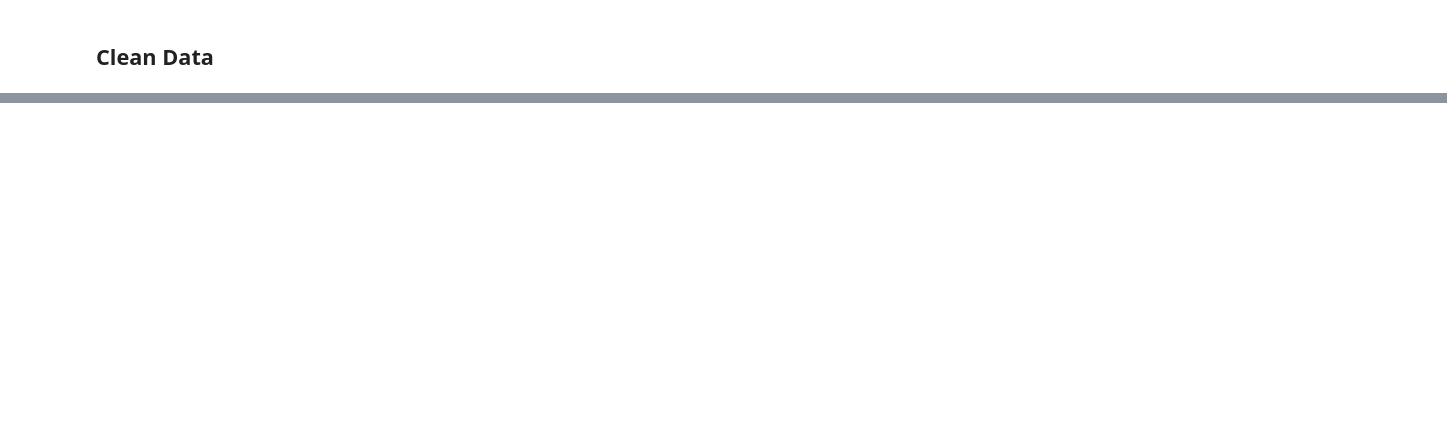
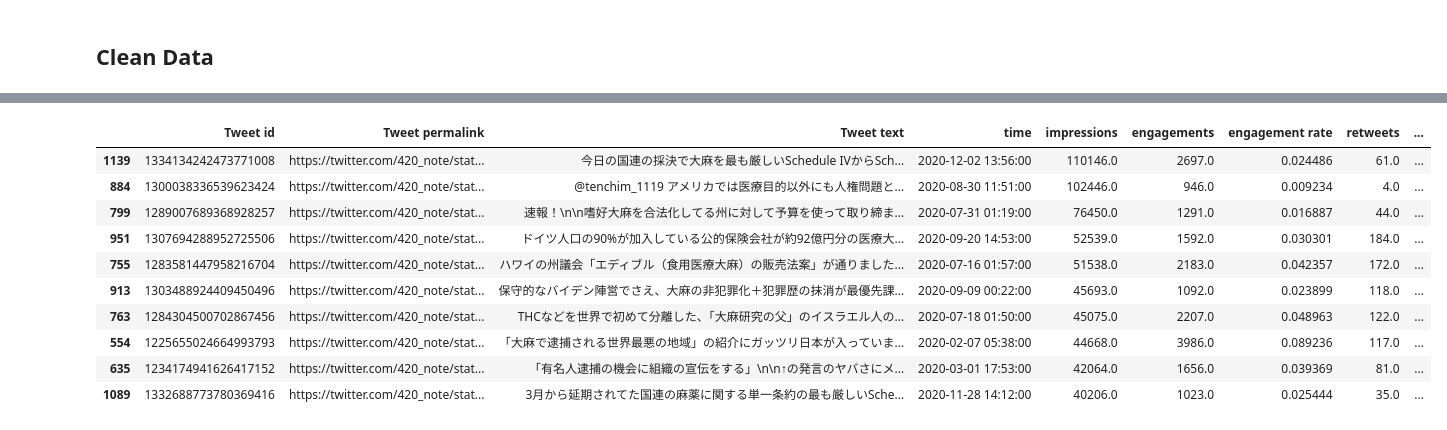
Before and after one commit to taksug229/tweet-analysis, a Jupyter notebook: notebook/1-eda.ipynb, the cells around one changed output, grey strips where cells are left out. Saved outputs shown, nothing was run; the diff lists cells and outputs as text; code cells hidden in the pictures; blank space fills up the shorter version.

```diff
--- a/notebook/1-eda.ipynb
+++ b/notebook/1-eda.ipynb
@@ -47 +50,5 @@ df.sort_values('engagements', ascending=False).head(10)
+# %%
+mask_2021 = (df['time'] > '2021')
+mask_2020 = ((df['time'] < '2021') & (df['time'] > '2020'))
+mask_2019 = ((df['time'] < '2020') & (df['time'] > '2019'))
 # %%
@@ -60,0 +68,14 @@ Name: Tweet permalink, dtype: object
+# %%
+df[mask_2020].sort_values('impressions', ascending=False).head(10)
+# %% [output]
+|  | Tweet id | Tweet permalink | Tweet text | time | impressions | engagements | engagement rate | retweets | ... |
+| 1139 | 1334134242473771008 | https://twitter.com/420_note/stat... | 今日の国連の採決で大麻を最も厳しいSchedule IVからSch... | 2020-12-02 13:56:00 | 110146.0 | 2697.0 | 0.024486 | 61.0 | ... |
+| 884 | 1300038336539623424 | https://twitter.com/420_note/stat... | @tenchim_1119 アメリカでは医療目的以外にも人権問題と... | 2020-08-30 11:51:00 | 102446.0 | 946.0 | 0.009234 | 4.0 | ... |
+| 799 | 1289007689368928257 | https://twitter.com/420_note/stat... | 速報！\n\n嗜好大麻を合法化してる州に対して予算を使って取り締ま... | 2020-07-31 01:19:00 | 76450.0 | 1291.0 | 0.016887 | 44.0 | ... |
+| 951 | 1307694288952725506 | https://twitter.com/420_note/stat... | ドイツ人口の90%が加入している公的保険会社が約92億円分の医療大... | 2020-09-20 14:53:00 | 52539.0 | 1592.0 | 0.030301 | 184.0 | ... |
+| 755 | 1283581447958216704 | https://twitter.com/420_note/stat... | ハワイの州議会「エディブル（食用医療大麻）の販売法案」が通りました... | 2020-07-16 01:57:00 | 51538.0 | 2183.0 | 0.042357 | 172.0 | ... |
+| 913 | 1303488924409450496 | https://twitter.com/420_note/stat... | 保守的なバイデン陣営でさえ、大麻の非犯罪化＋犯罪歴の抹消が最優先課... | 2020-09-09 00:22:00 | 45693.0 | 1092.0 | 0.023899 | 118.0 | ... |
+| 763 | 1284304500702867456 | https://twitter.com/420_note/stat... | THCなどを世界で初めて分離した、「大麻研究の父」のイスラエル人の... | 2020-07-18 01:50:00 | 45075.0 | 2207.0 | 0.048963 | 122.0 | ... |
+| 554 | 1225655024664993793 | https://twitter.com/420_note/stat... | 「大麻で逮捕される世界最悪の地域」の紹介にガッツリ日本が入っていま... | 2020-02-07 05:38:00 | 44668.0 | 3986.0 | 0.089236 | 117.0 | ... |
+| 635 | 1234174941626417152 | https://twitter.com/420_note/stat... | 「有名人逮捕の機会に組織の宣伝をする」\n\n↑の発言のヤバさにメ... | 2020-03-01 17:53:00 | 42064.0 | 1656.0 | 0.039369 | 81.0 | ... |
+| 1089 | 1332688773780369416 | https://twitter.com/420_note/stat... | 3月から延期されてた国連の麻薬に関する単一条約の最も厳しいSche... | 2020-11-28 14:12:00 | 40206.0 | 1023.0 | 0.025444 | 35.0 | ... |
```
Also changed, not shown: parts of 6 cells of this notebook.
